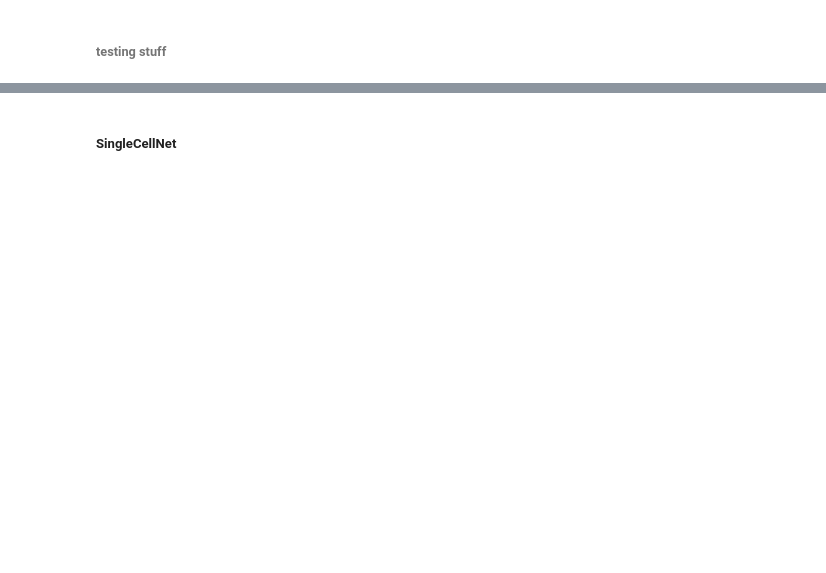
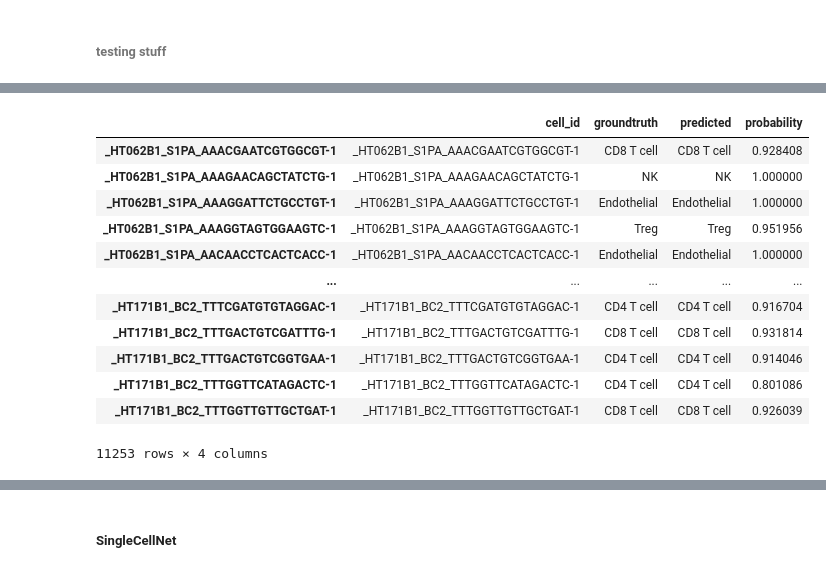
Before and after one commit to ding-lab/pollock, a Jupyter notebook: benchmarking/tool_running.ipynb, the cells around one changed output, grey strips where cells are left out. Cells and saved outputs as stored; diff of their text form; code cells hidden in the pictures; blank space fills up the shorter version.

```diff
--- a/benchmarking/tool_running.ipynb
+++ b/benchmarking/tool_running.ipynb
@@ -277,7 +476,7 @@ def run_scanpy_workflow(train, val, cell_type_key):
     df = pd.DataFrame.from_dict({
         'cell_id': val.obs.index.to_list(),
         'groundtruth': groundtruth,
-        'prediction': val.obs[cell_type_key].to_list(),
+        'predicted': val.obs[cell_type_key].to_list(),
         'probability': [np.nan] * val.shape[0]
     })
 
@@ -343,13 +554,13 @@ def run_actinn_workflow(train, val, cell_type_key):
 
     df = pd.DataFrame.from_dict({
         'cell_id': prediction_df['cellname'].to_list(),
-        'prediction': prediction_df['celltype'].to_list(),
+        'predicted': prediction_df['celltype'].to_list(),
         'probability': [np.nan] * prediction_df.shape[0]
     })
 
     df = pd.merge(df, val.obs, left_on='cell_id', right_index=True)
-    df = df[['cell_id', 'cell_type', 'prediction', 'probability']]
-    df.columns = ['cell_id', 'groundtruth', 'prediction', 'probability']
+    df = df[['cell_id', 'cell_type', 'predicted', 'probability']]
+    df.columns = ['cell_id', 'groundtruth', 'predicted', 'probability']
 
     return df
 # %%
@@ -476,11 +699,13 @@ def run_seurat_transfer(train, val, cell_type_key):
     # format the predictions dataframe
     df = pd.read_csv(prediction_fp, sep='\t')
     df.index = [x.replace('.', '-') for x in df.index]
+    # also remove that weird X thing seurat sometimes puts there if first char is _
+    df.index = [x[1:] if x[:2]=='X_' else x for x in df.index]
     df = pd.merge(df, val.obs, left_index=True, right_index=True)
+    df['cell_id'] = df.index.to_list()
     try:
-        df = df[['cell_type', 'predicted.id', 'prediction.score.max']]
-        df.index.name = 'cell_id'
-        df.columns = ['groundtruth', 'predictions', 'probability']
+        df = df[['cell_id', 'cell_type', 'predicted.id', 'prediction.score.max']]
+        df.columns = ['cell_id', 'groundtruth', 'predicted', 'probability']
         return df
     except KeyError as e:
         print(f'key error', e)
@@ -505,6 +732,6 @@ snRNAseq brca (2455, 29175) (9490, 29175)
 ###### testing stuff
 # %%
 # train, val = adata_map['scRNAseq']['pbmc']['train'].copy(), adata_map['scRNAseq']['pbmc']['val'].copy()
-train, val = adata_map['scRNAseq']['cesc']['train'].copy(), adata_map['scRNAseq']['cesc']['val'].copy()
+train, val = sc.read_h5ad(adata_map['scRNAseq']['brca']['train']), sc.read_h5ad(adata_map['scRNAseq']['brca']['val'])
 # %%
 pow(2, 14)
@@ -557,12 +803,27 @@ subprocess.check_output(('Rscript', SEURAT_SCRIPT, train_counts_fp, train_annota
 # %%
+# format the predictions dataframe
 df = pd.read_csv(prediction_fp, sep='\t')
 df.index = [x.replace('.', '-') for x in df.index]
+# also remove that weird X thing seurat sometimes puts there
+df.index = [x[1:] if x[:2]=='X_' else x for x in df.index]
 df = pd.merge(df, val.obs, left_index=True, right_index=True)
-
-df = df[['cell_type', 'predicted.id', 'prediction.score.max']]
-df.index.name = 'cell_id'
-df.columns = ['groundtruth', 'predictions', 'probability']
-
+df['cell_id'] = df.index.to_list()
+df = df[['cell_id', 'cell_type', 'predicted.id', 'prediction.score.max']]
+df.columns = ['cell_id', 'groundtruth', 'predicted', 'probability']
 df
+# %% [output]
+|  | cell_id | groundtruth | predicted | probability |
+| _HT062B1_S1PA_AAACGAATCGTGGCGT-1 | _HT062B1_S1PA_AAACGAATCGTGGCGT-1 | CD8 T cell | CD8 T cell | 0.928408 |
+| _HT062B1_S1PA_AAAGAACAGCTATCTG-1 | _HT062B1_S1PA_AAAGAACAGCTATCTG-1 | NK | NK | 1.000000 |
+| _HT062B1_S1PA_AAAGGATTCTGCCTGT-1 | _HT062B1_S1PA_AAAGGATTCTGCCTGT-1 | Endothelial | Endothelial | 1.000000 |
+| _HT062B1_S1PA_AAAGGTAGTGGAAGTC-1 | _HT062B1_S1PA_AAAGGTAGTGGAAGTC-1 | Treg | Treg | 0.951956 |
+| _HT062B1_S1PA_AACAACCTCACTCACC-1 | _HT062B1_S1PA_AACAACCTCACTCACC-1 | Endothelial | Endothelial | 1.000000 |
+| ... | ... | ... | ... | ... |
+| _HT171B1_BC2_TTTCGATGTGTAGGAC-1 | _HT171B1_BC2_TTTCGATGTGTAGGAC-1 | CD4 T cell | CD4 T cell | 0.916704 |
+| _HT171B1_BC2_TTTGACTGTCGATTTG-1 | _HT171B1_BC2_TTTGACTGTCGATTTG-1 | CD8 T cell | CD8 T cell | 0.931814 |
+| _HT171B1_BC2_TTTGACTGTCGGTGAA-1 | _HT171B1_BC2_TTTGACTGTCGGTGAA-1 | CD4 T cell | CD4 T cell | 0.914046 |
+| _HT171B1_BC2_TTTGGTTCATAGACTC-1 | _HT171B1_BC2_TTTGGTTCATAGACTC-1 | CD4 T cell | CD4 T cell | 0.801086 |
+| _HT171B1_BC2_TTTGGTTGTTGCTGAT-1 | _HT171B1_BC2_TTTGGTTGTTGCTGAT-1 | CD8 T cell | CD8 T cell | 0.926039 |
+11253 rows × 4 columns
 # %%
 val.obs
```
Also changed, not shown: parts of 19 cells of this notebook, 8 other files.
